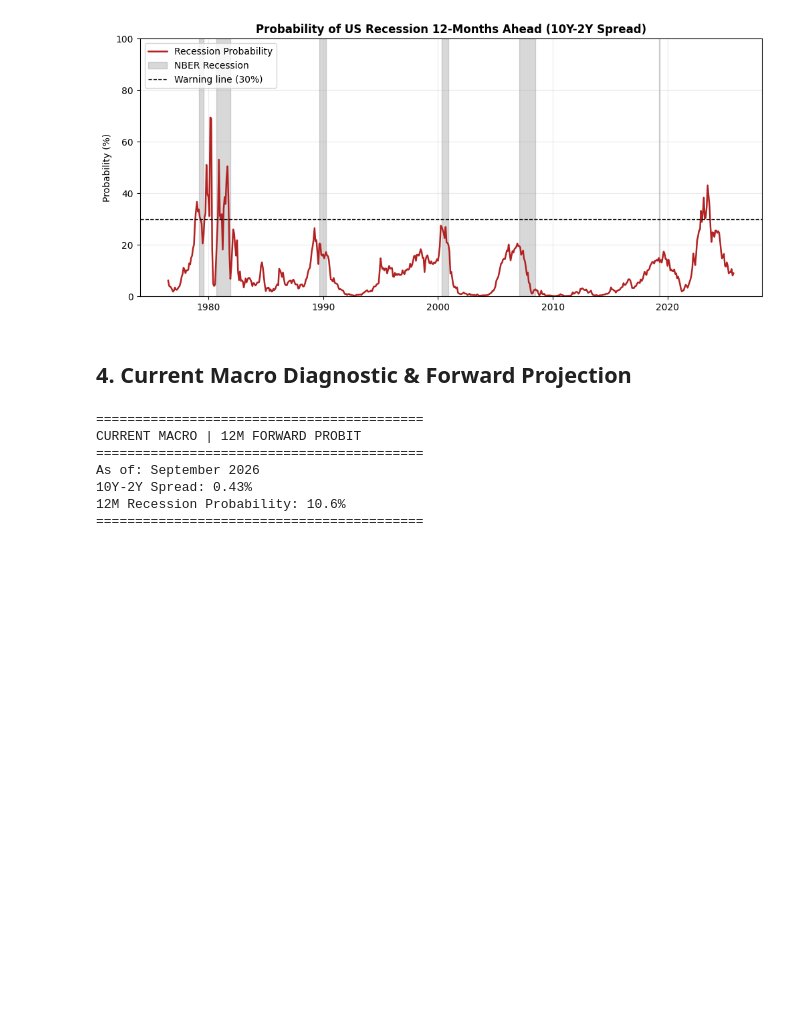
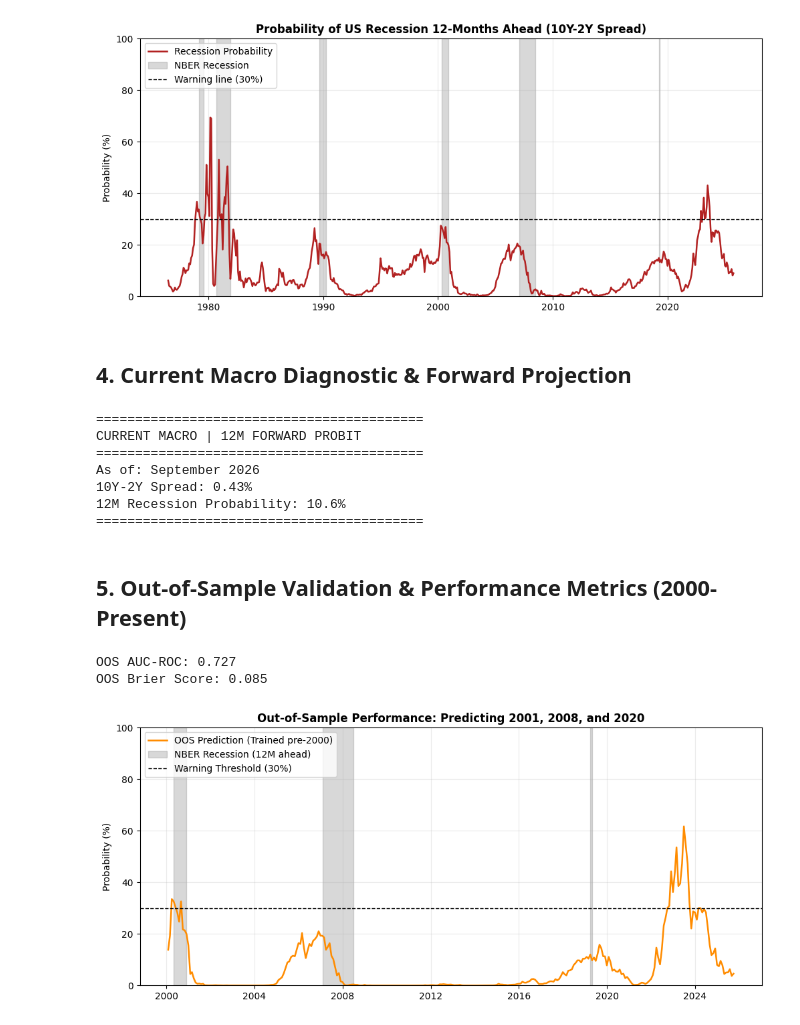
Before and after one commit to ziem-branchereau/us-recession-probit-model, a Jupyter notebook: recession_probit_model.ipynb, the cells around one changed output. Cells and saved outputs as stored; diff of their text form; code cells hidden in the pictures; blank space fills up the shorter version.

Commit message:
Add OOS & Performance Metrics

```diff
--- a/recession_probit_model.ipynb
+++ b/recession_probit_model.ipynb
@@ -134,3 +134,81 @@ As of: September 2026
 10Y-2Y Spread: 0.43%
 12M Recession Probability: 10.6%
 ==========================================
+# %% [markdown]
+## 5. Out-of-Sample Validation & Performance Metrics (2000-Present)
+# %%
+from sklearn.metrics import roc_auc_score, brier_score_loss
+
+# Drop missing targets to avoid scikit-learn errors
+valid_df = df_monthly.dropna(subset=["USREC_lead12"]).copy()
+
+# Train/Test split (Train before 2000, Test after 2000)
+split_date = "1999-12-31"
+train_df = valid_df.loc[:split_date].copy()
+test_df = valid_df.loc["2000-01-01":].copy()
+
+# Define variables
+X_train = sm.add_constant(train_df[["Spread"]])
+y_train = train_df["USREC_lead12"]
+
+X_test = sm.add_constant(test_df[["Spread"]])
+y_test = test_df["USREC_lead12"]
+
+# Train model on the past
+oos_model = sm.Probit(y_train, X_train).fit(disp=0)
+
+# Predict on the unseen period
+test_df["Prob_OOS"] = oos_model.predict(X_test)
+
+# Calculate metrics
+auc_score = roc_auc_score(y_test, test_df["Prob_OOS"])
+brier_score = brier_score_loss(y_test, test_df["Prob_OOS"])
+
+print(f"OOS AUC-ROC: {auc_score:.3f}")
+print(f"OOS Brier Score: {brier_score:.3f}")
+# %% [output]
+OOS AUC-ROC: 0.727
+OOS Brier Score: 0.085
+# %%
+import matplotlib.pyplot as plt
+
+plt.figure(figsize=(12, 5))
+
+# OOS prediction line
+plt.plot(
+    test_df.index,
+    test_df["Prob_OOS"] * 100,
+    color="darkorange",
+    linewidth=1.8,
+    label="OOS Prediction (Trained pre-2000)",
+)
+
+# NBER recession shading (12M ahead)
+plt.fill_between(
+    test_df.index,
+    0,
+    100,
+    where=test_df["USREC_lead12"] == 1,
+    color="grey",
+    alpha=0.3,
+    label="NBER Recession (12M ahead)",
+)
+
+# 30% rule from Estrella & Mishkin
+plt.axhline(
+    30, color="black", linestyle="--", linewidth=1, label="Warning Threshold (30%)"
+)
+
+# chart
+plt.title(
+    "Out-of-Sample Performance: Predicting 2001, 2008, and 2020",
+    fontweight="bold",
+)
+plt.ylabel("Probability (%)")
+plt.ylim(0, 100)
+plt.legend(loc="upper left")
+plt.grid(True, alpha=0.25)
+
+plt.show()
+# %% [output]
+[figure, added]
```
Also changed, not shown: parts of 2 cells of this notebook.
